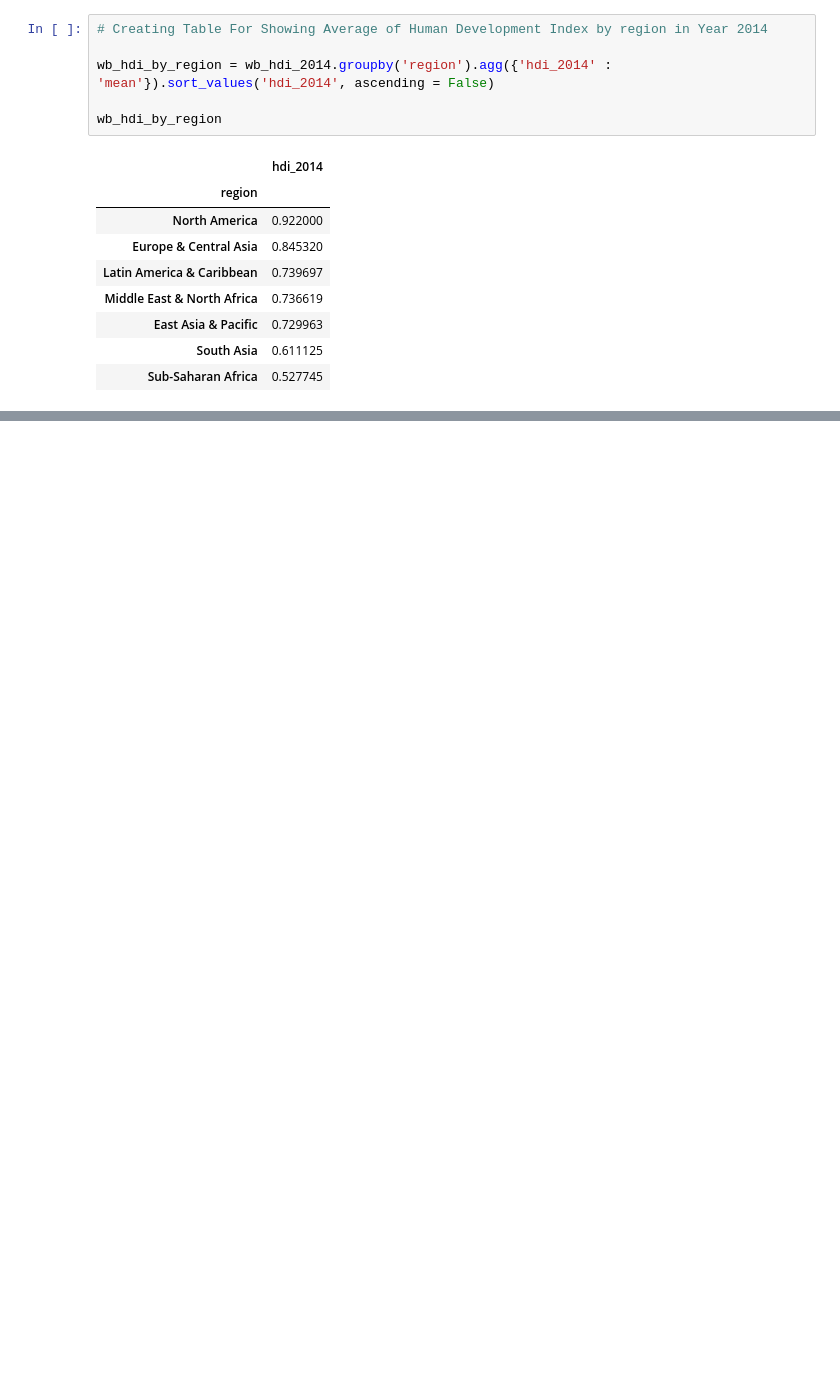
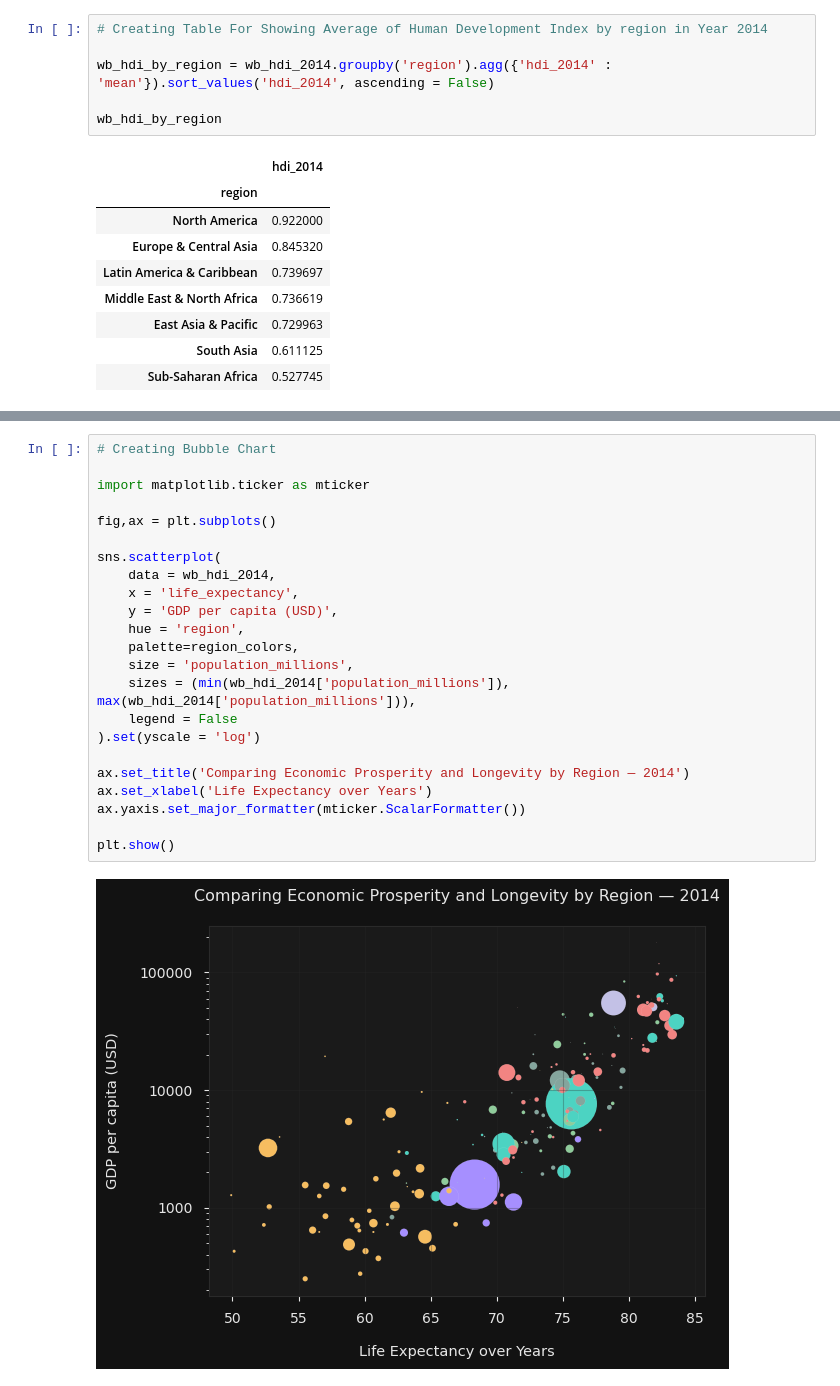
Before and after one commit to Kshitij-Chavan/World-Economic-Report-Analysis, a Jupyter notebook: notebooks/world_economic_report_analysis.ipynb, the cells around one changed output, grey strips where cells are left out. Drawn from its saved outputs; the diff is of its cells as text; blank space fills up the shorter version.

```diff
--- a/notebooks/world_economic_report_analysis.ipynb
+++ b/notebooks/world_economic_report_analysis.ipynb
@@ -199,0 +265,25 @@ wb_hdi_by_region
+# %%
+# Creating Bubble Chart
+
+import matplotlib.ticker as mticker
+
+fig,ax = plt.subplots()
+
+sns.scatterplot(
+    data = wb_hdi_2014,
+    x = 'life_expectancy',
+    y = 'GDP per capita (USD)',
+    hue = 'region',
+    palette=region_colors,
+    size = 'population_millions',
+    sizes = (min(wb_hdi_2014['population_millions']), max(wb_hdi_2014['population_millions'])),
+    legend = False
+).set(yscale = 'log')
+
+ax.set_title('Comparing Economic Prosperity and Longevity by Region — 2014')
+ax.set_xlabel('Life Expectancy over Years')
+ax.yaxis.set_major_formatter(mticker.ScalarFormatter())
+
+plt.show()
+# %% [output]
+[figure, added]
```
Also changed, not shown: parts of 6 cells of this notebook.
